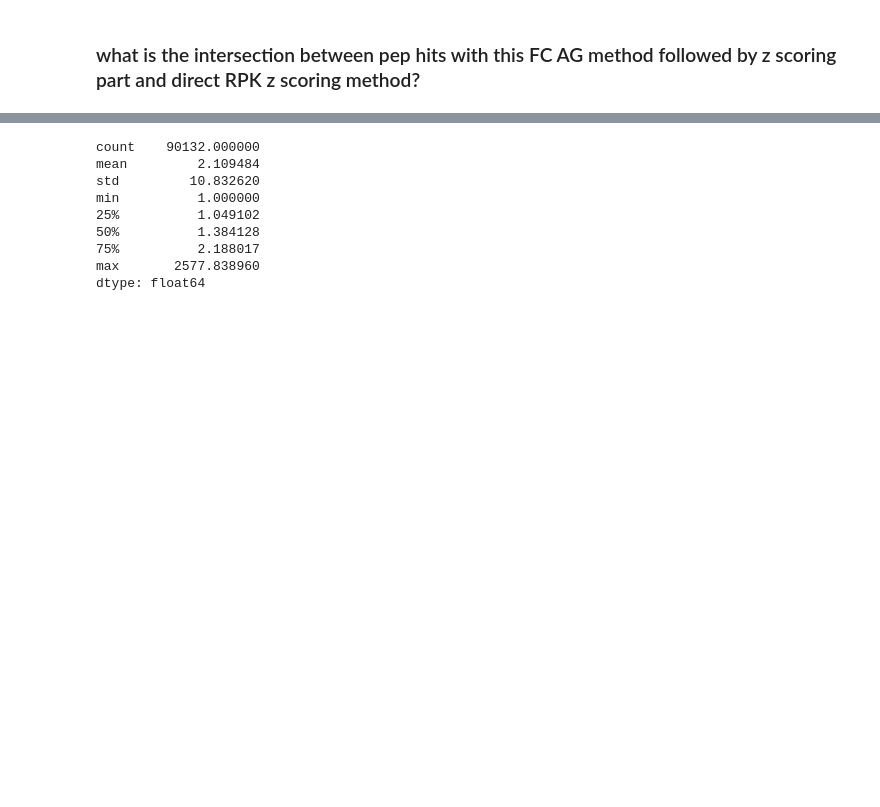
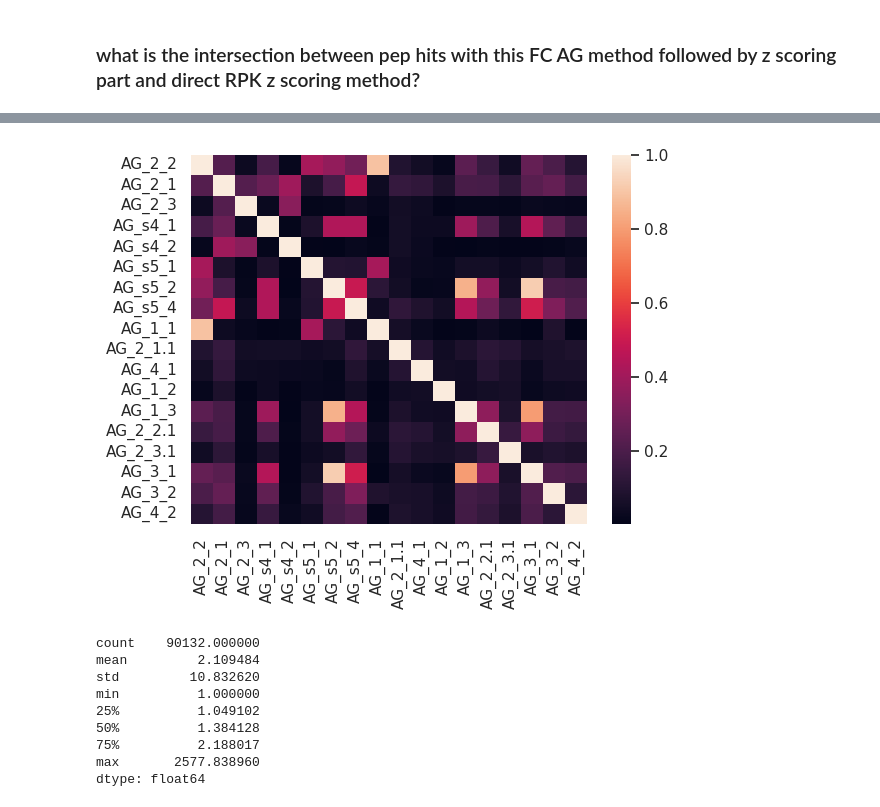
Before and after one commit to sporak577/lasv_phipseq_2026, a Jupyter notebook: fc_over_ag_analysis/peptide_hitcalling_w_sensitivity_specificity_after_FC_AG_102226.ipynb, the cells around one changed output, grey strips where cells are left out. Cells and saved outputs as stored; diff of their text form; code cells hidden in the pictures; blank space fills up the shorter version.

```diff
--- a/fc_over_ag_analysis/peptide_hitcalling_w_sensitivity_specificity_after_FC_AG_102226.ipynb
+++ b/fc_over_ag_analysis/peptide_hitcalling_w_sensitivity_specificity_after_FC_AG_102226.ipynb
@@ -355,6 +355,12 @@ pep_hits_fc.sort_values(by='sensitivity', ascending=False).head(5)
 df_ag = pd.read_csv('df_AG.csv')
 # %%
 df_ag = df_ag.set_index('peptide')
+# %%
+matrix = df_ag.corr(method='pearson')
+sns.heatmap(matrix)
+plt.show()
+# %% [output]
+[figure, added]
 # %%
 df_ag_avg = df_ag.mean(axis=1)
 # %%
```
Also changed, not shown: parts of 15 cells of this notebook, 8 other files.
